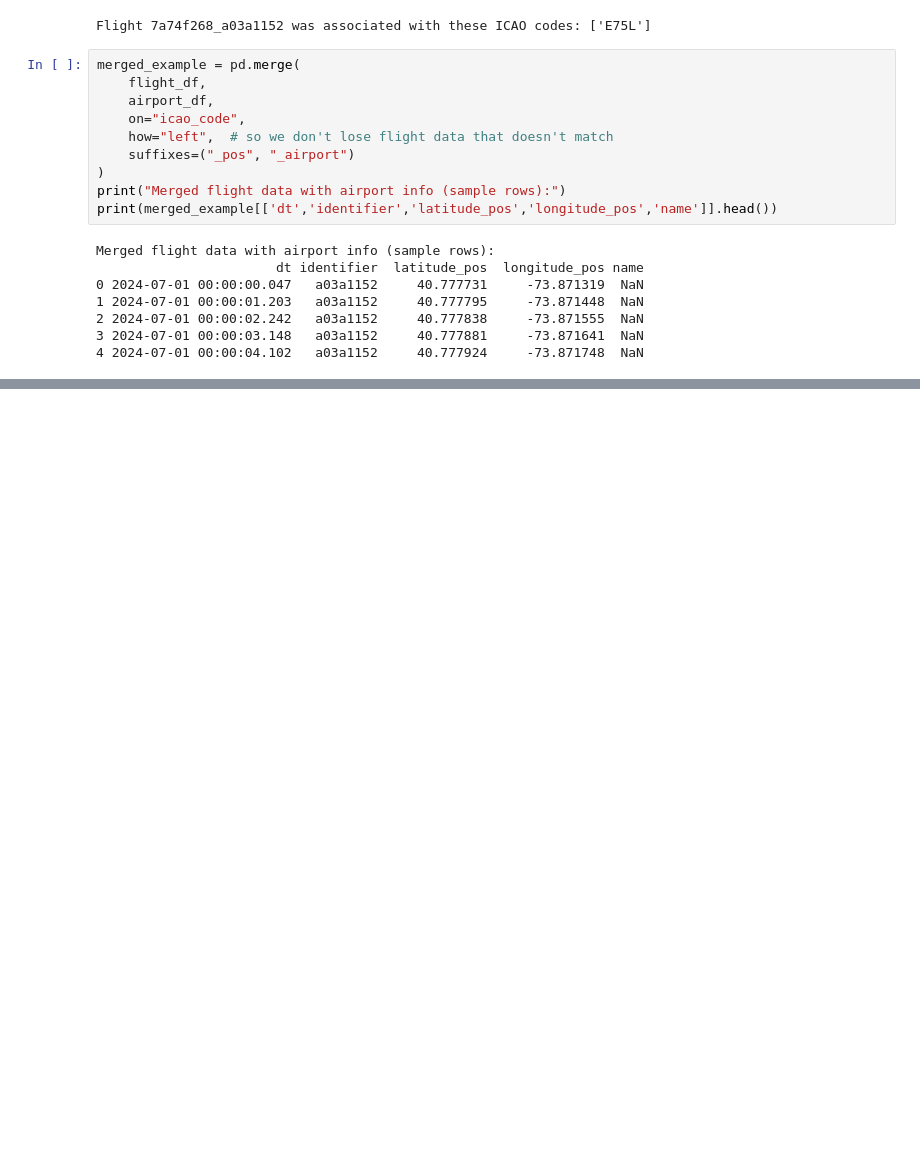
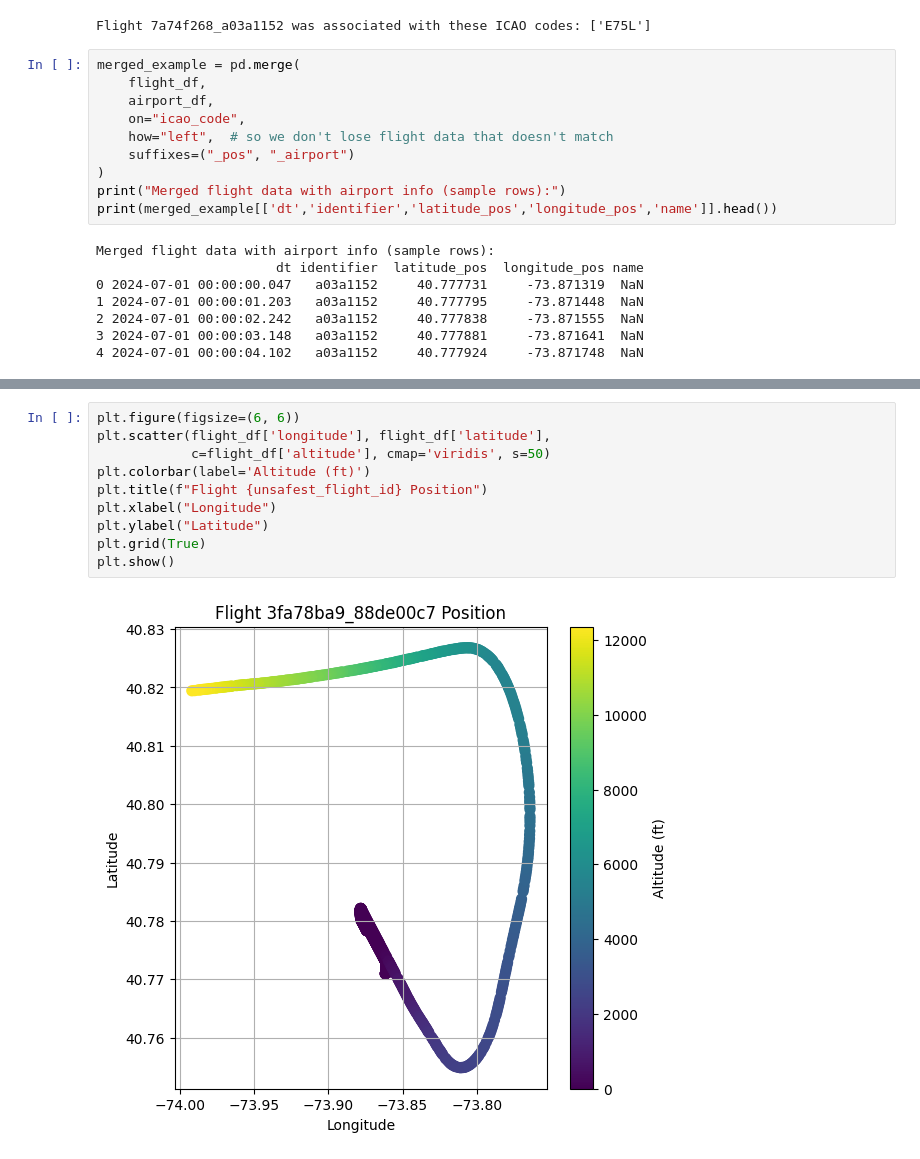
Before and after one commit to philip-sparks/aircraft_data_analysis, a Jupyter notebook: data_analysis.ipynb, the cells around one changed output, grey strips where cells are left out. Cells and saved outputs as stored; diff of their text form; blank space fills up the shorter version.

```diff
--- a/data_analysis.ipynb
+++ b/data_analysis.ipynb
@@ -240,0 +457,12 @@ Merged flight data with airport info (sample rows):
+# %%
+plt.figure(figsize=(6, 6))
+plt.scatter(flight_df['longitude'], flight_df['latitude'],
+            c=flight_df['altitude'], cmap='viridis', s=50)
+plt.colorbar(label='Altitude (ft)')
+plt.title(f"Flight {unsafest_flight_id} Position")
+plt.xlabel("Longitude")
+plt.ylabel("Latitude")
+plt.grid(True)
+plt.show()
+# %% [output]
+[figure, added]
```
Also changed, not shown: parts of 23 cells of this notebook.
